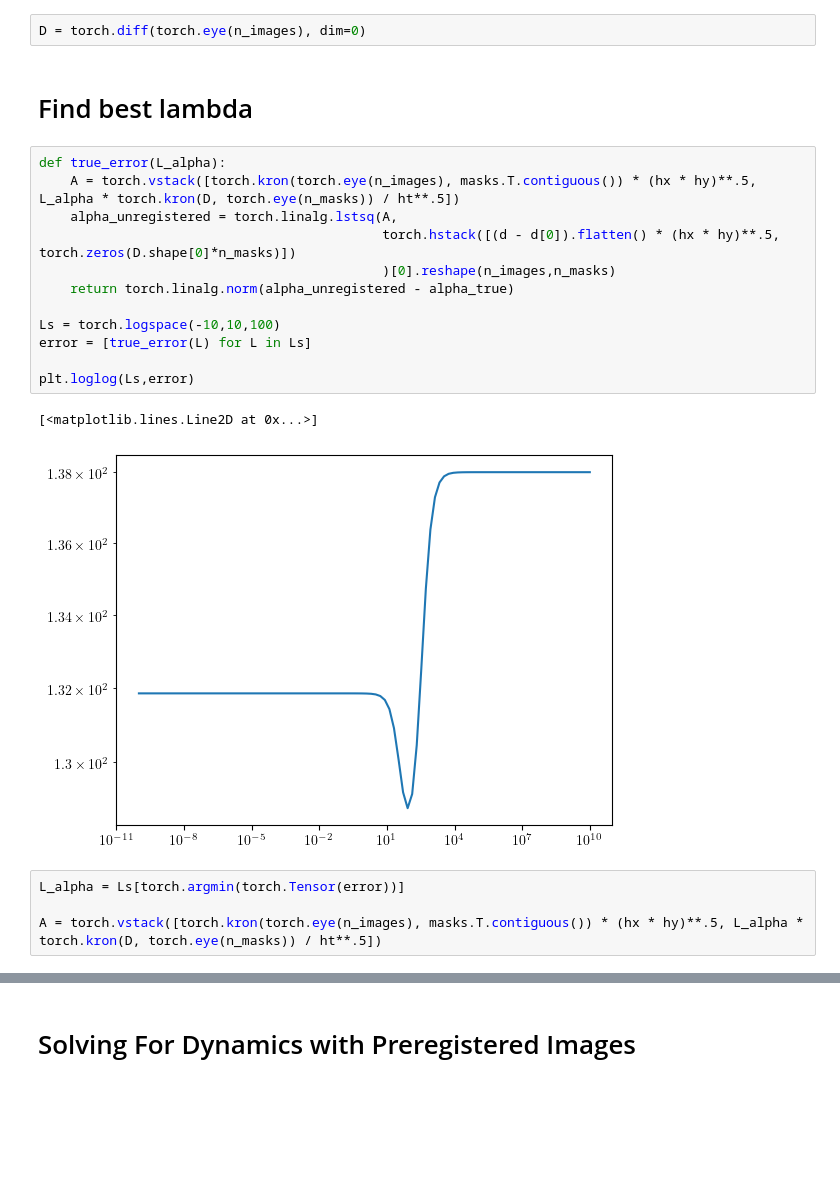
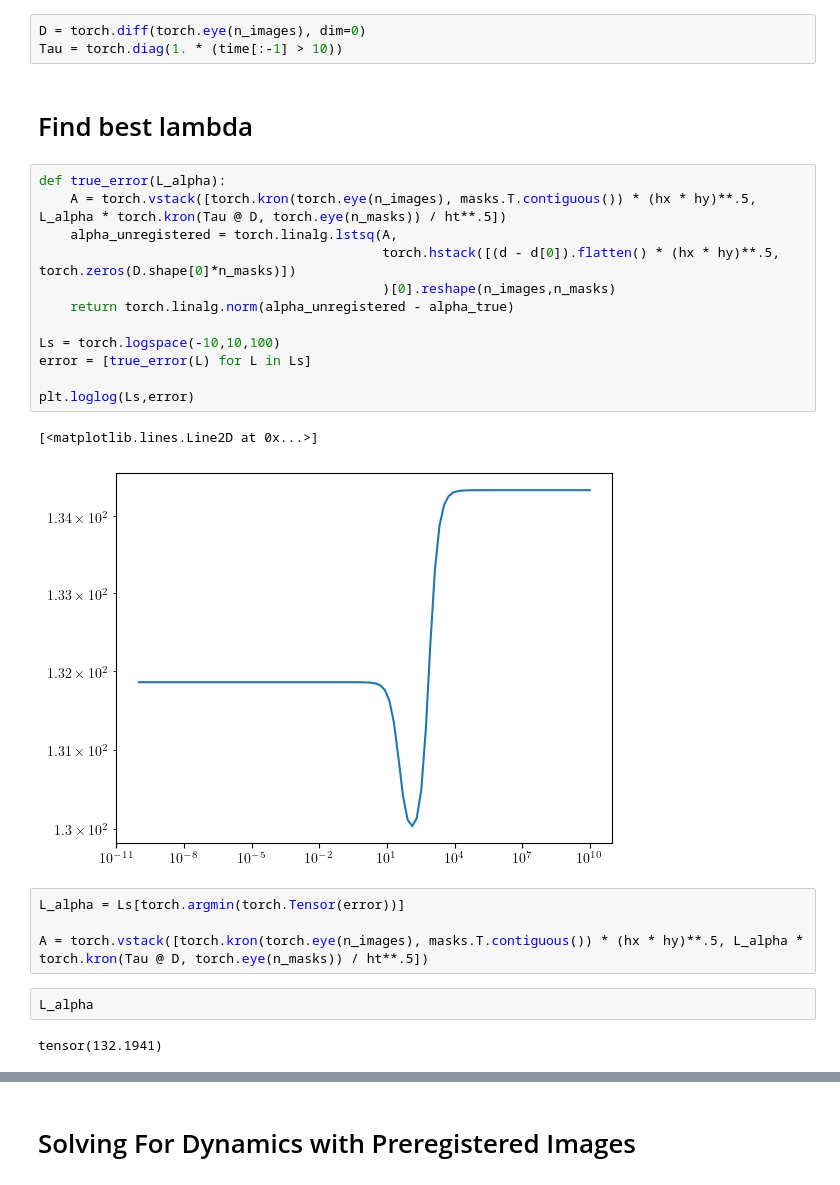
Before and after one commit to wdwatson2/ImgRegPytorchProject, a Jupyter notebook: scripts/solve_Dynamics.ipynb, the cells around one changed output, grey strips where cells are left out. Drawn from its saved outputs; the diff is of its cells as text; blank space fills up the shorter version.

```diff
--- a/scripts/solve_Dynamics.ipynb
+++ b/scripts/solve_Dynamics.ipynb
@@ -103,27 +103,32 @@ masks = masks_2d.reshape(n_masks, mx*my)
 # Solving For Dynamics with Unregistered Images
 # %%
 D = torch.diff(torch.eye(n_images), dim=0)
+Tau = torch.diag(1. * (time[:-1] > 10))
 # %% [markdown]
 # Find best lambda
 # %%
 def true_error(L_alpha):
-    A = torch.vstack([torch.kron(torch.eye(n_images), masks.T.contiguous()) * (hx * hy)**.5, L_alpha * torch.kron(D, torch.eye(n_masks)) / ht**.5])
+    A = torch.vstack([torch.kron(torch.eye(n_images), masks.T.contiguous()) * (hx * hy)**.5, L_alpha * torch.kron(Tau @ D, torch.eye(n_masks)) / ht**.5])
     alpha_unregistered = torch.linalg.lstsq(A,
                                             torch.hstack([(d - d[0]).flatten() * (hx * hy)**.5, torch.zeros(D.shape[0]*n_masks)])
                                             )[0].reshape(n_images,n_masks)
     return torch.linalg.norm(alpha_unregistered - alpha_true)
 
 Ls = torch.logspace(-10,10,100)
 error = [true_error(L) for L in Ls]
 
 plt.loglog(Ls,error)
 # %% [output]
 [<matplotlib.lines.Line2D at 0x...>]
-[figure, old version]
+[figure, new version]
 # %%
 L_alpha = Ls[torch.argmin(torch.Tensor(error))]
 
-A = torch.vstack([torch.kron(torch.eye(n_images), masks.T.contiguous()) * (hx * hy)**.5, L_alpha * torch.kron(D, torch.eye(n_masks)) / ht**.5])
+A = torch.vstack([torch.kron(torch.eye(n_images), masks.T.contiguous()) * (hx * hy)**.5, L_alpha * torch.kron(Tau @ D, torch.eye(n_masks)) / ht**.5])
+# %%
+L_alpha
+# %% [output]
+tensor(132.1941)
 # %%
 alpha_unregistered = torch.linalg.lstsq(A,
                                         torch.hstack([(d - d[0]).flatten() * (hx * hy)**.5, torch.zeros(D.shape[0]*n_masks)])
```
Also changed, not shown: parts of 7 cells of this notebook, 4 other files.
